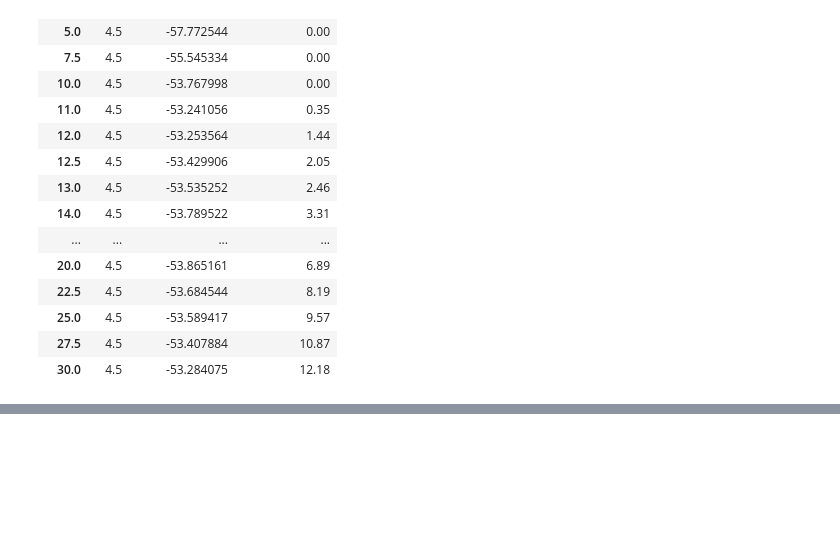
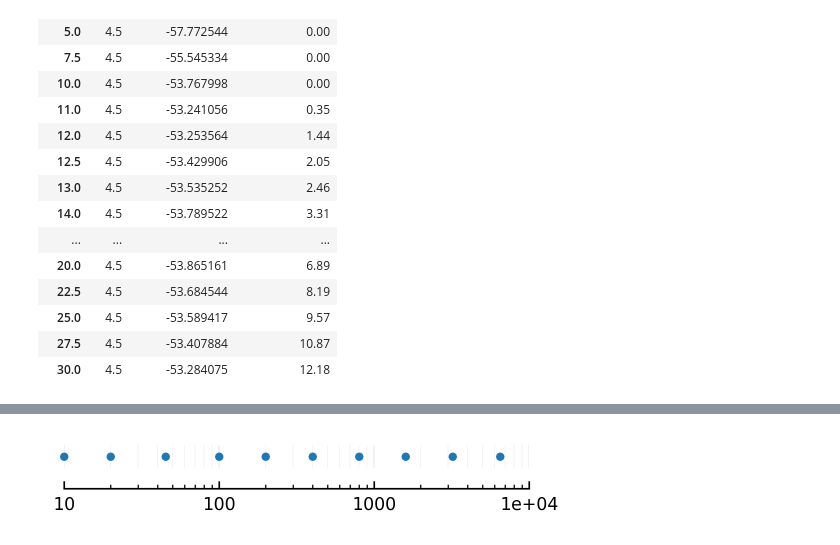
Before and after one commit to tfiers/phd, a Jupyter notebook: _sources/nb/2023-08-05__AdEx_Nto1_we_sweep.ipynb, the cells around one changed output, grey strips where cells are left out. Saved outputs shown, nothing was run; the diff lists cells and outputs as text; code cells hidden in the pictures; blank space fills up the shorter version.

```diff
--- a/_sources/nb/2023-08-05__AdEx_Nto1_we_sweep.ipynb
+++ b/_sources/nb/2023-08-05__AdEx_Nto1_we_sweep.ipynb
@@ -204,0 +210,4 @@ Saved at `../thesis/figs/input_drive_we.pdf`
+# %%
+plot(Ns, [1]*len(Ns), ".", xscale="log", fs=(4, 0.2), ytype="off");
+# %% [output]
+[figure, added]
```
Also changed, not shown: parts of 23 cells of this notebook, 10 other files.
